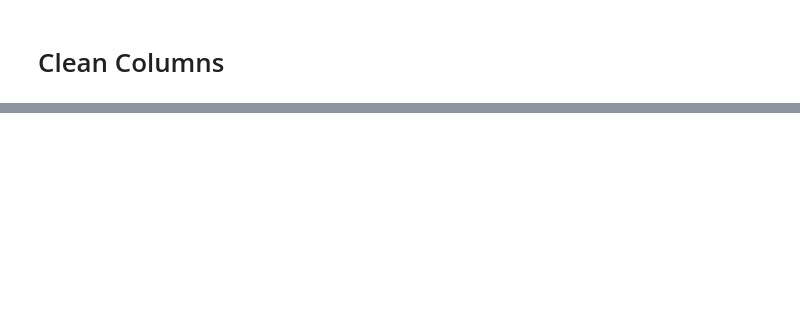
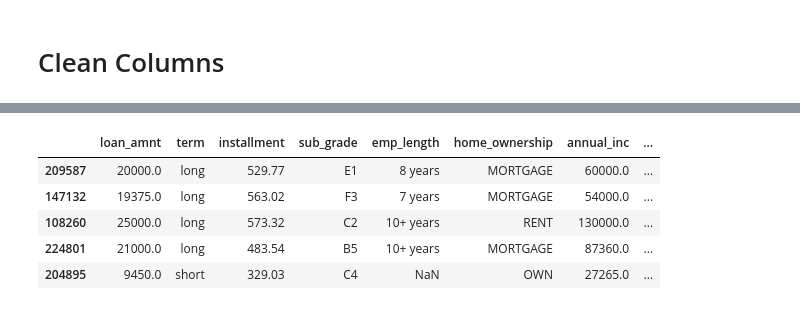
Before and after one commit to jeremyrchow/lending_club_default_model, a Jupyter notebook: EDA.ipynb, the cells around one changed output, grey strips where cells are left out. Saved outputs shown, nothing was run; the diff lists cells and outputs as text; code cells hidden in the pictures; blank space fills up the shorter version.

```diff
--- a/EDA.ipynb
+++ b/EDA.ipynb
@@ -190,0 +201,9 @@ df.shape
+# %%
+df.sample(5)
+# %% [output]
+|  | loan_amnt | term | installment | sub_grade | emp_length | home_ownership | annual_inc | ... |
+| 209587 | 20000.0 | long | 529.77 | E1 | 8 years | MORTGAGE | 60000.0 | ... |
+| 147132 | 19375.0 | long | 563.02 | F3 | 7 years | MORTGAGE | 54000.0 | ... |
+| 108260 | 25000.0 | long | 573.32 | C2 | 10+ years | RENT | 130000.0 | ... |
+| 224801 | 21000.0 | long | 483.54 | B5 | 10+ years | MORTGAGE | 87360.0 | ... |
+| 204895 | 9450.0 | short | 329.03 | C4 | NaN | OWN | 27265.0 | ... |
```
Also changed, not shown: parts of 22 cells of this notebook, 3 other files.
